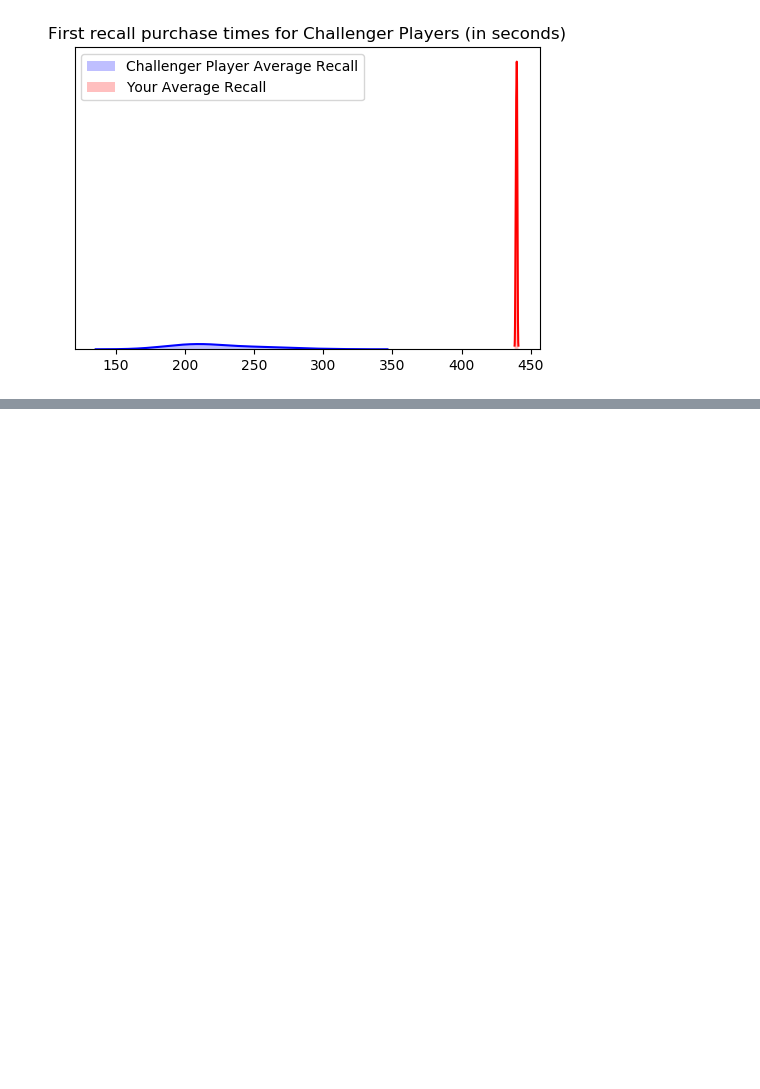
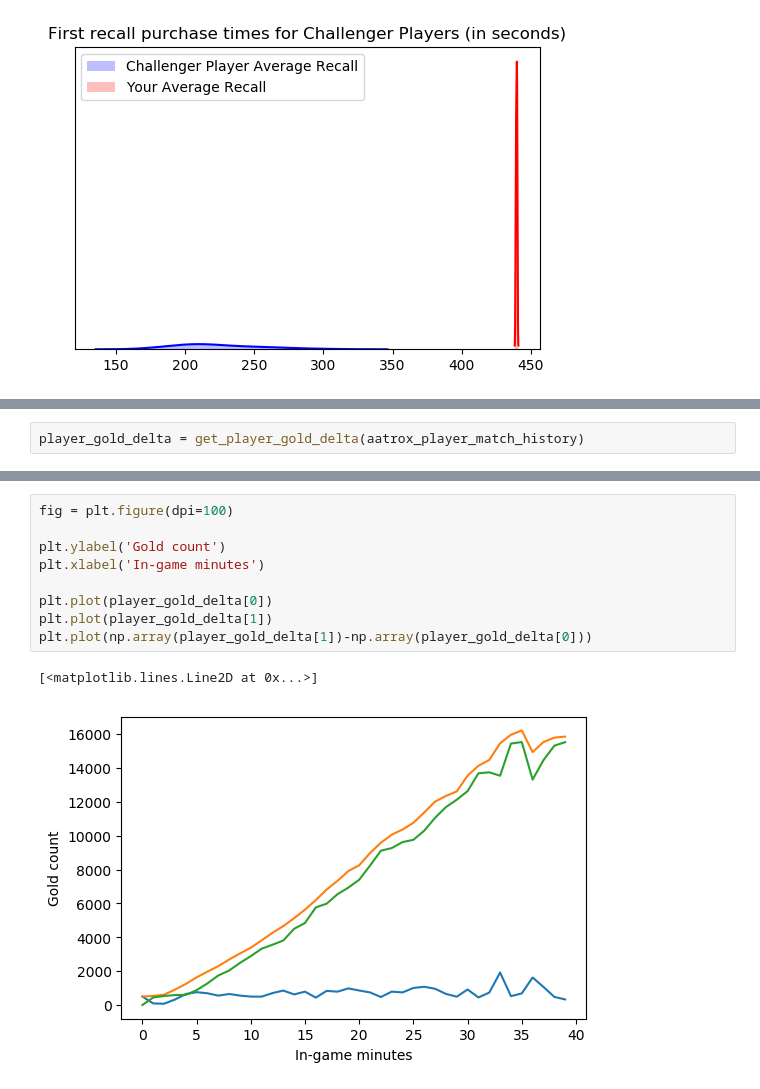
Before and after one commit to areibman/gitgud, a Jupyter notebook: Recall Times.ipynb, the cells around one changed output, grey strips where cells are left out. Saved outputs shown, nothing was run; the diff lists cells and outputs as text; blank space fills up the shorter version.

```diff
--- a/Recall Times.ipynb
+++ b/Recall Times.ipynb
@@ -221,0 +496,2 @@ with open('svg.txt','r') as f:
+# %%
+player_gold_delta = get_player_gold_delta(aatrox_player_match_history)
@@ -221,0 +510,12 @@ with open('svg.txt','r') as f:
+# %%
+fig = plt.figure(dpi=100)
+
+plt.ylabel('Gold count')
+plt.xlabel('In-game minutes')
+
+plt.plot(player_gold_delta[0])
+plt.plot(player_gold_delta[1])
+plt.plot(np.array(player_gold_delta[1])-np.array(player_gold_delta[0]))
+# %% [output]
+[<matplotlib.lines.Line2D at 0x...>]
+[figure, added]
```
Also changed, not shown: parts of 16 cells of this notebook, 3 other files.
